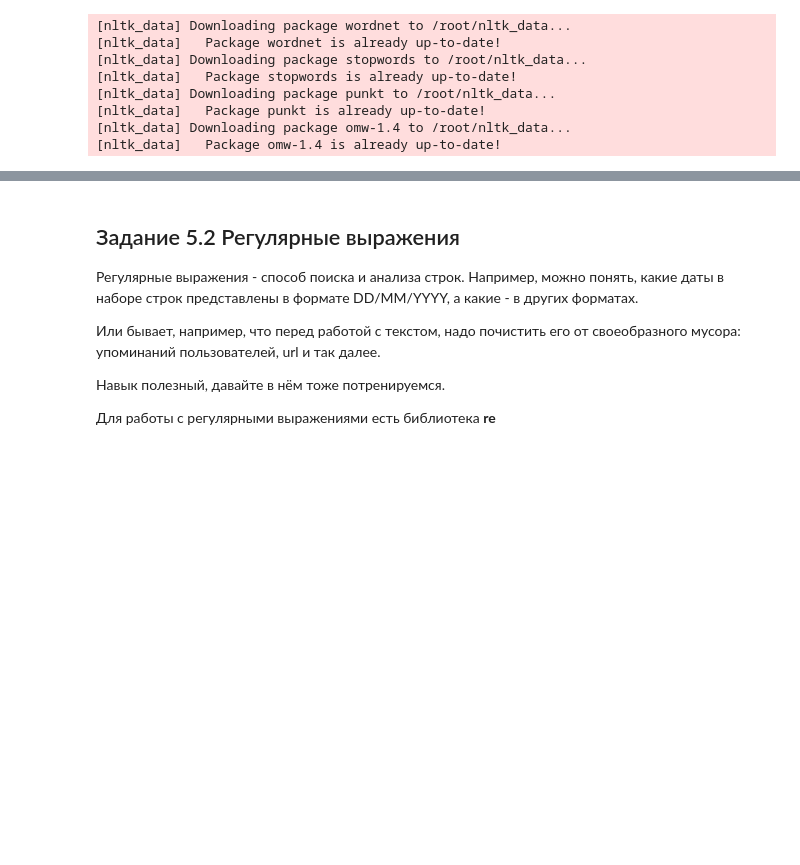
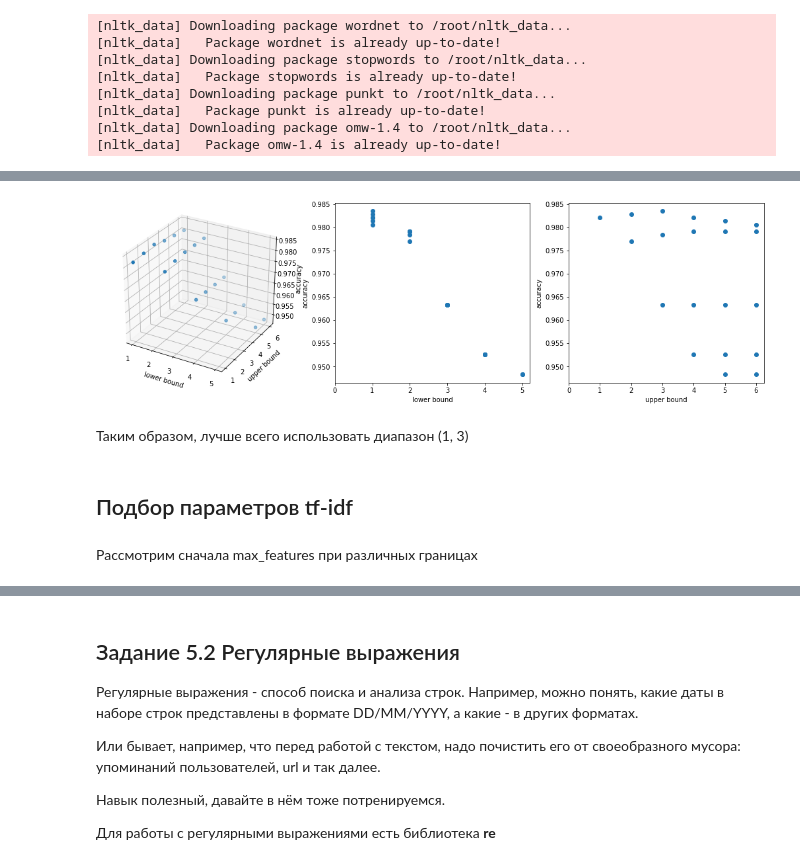
Before and after one commit to eispoohw/CS493-Math-Methods-in-ML, a Jupyter notebook: lab5.ipynb, the cells around one changed output, grey strips where cells are left out. Drawn from its saved outputs; the diff is of its cells as text; code cells hidden in the pictures; blank space fills up the shorter version.

```diff
--- a/lab5.ipynb
+++ b/lab5.ipynb
@@ -67,0 +97,54 @@ def preprocessing(text: str) -> str:
+# %%
+coord = pd.DataFrame()
+
+for lower_bound in range(1, 6):
+    for upper_bound in range(lower_bound, 7):
+        ngram = CountVectorizer(
+            ngram_range=(lower_bound, upper_bound),
+            preprocessor=preprocessing
+        )
+        train = ngram.fit_transform(X_train)
+        clf.fit(train, y_train)
+        pred = clf.predict(ngram.transform(X_test))
+        coord = coord.append({
+            'lower': lower_bound,
+            'upper': upper_bound,
+            'accuracy': accuracy_score(y_test, pred)},
+            ignore_index=True)
+# %%
+import matplotlib.pyplot as plt
+from mpl_toolkits.mplot3d import Axes3D
+
+fig = plt.figure(figsize=(18, 5))
+diagonal_view = fig.add_subplot(1, 3, 1, projection='3d')
+lower_view = fig.add_subplot(1, 3, 2)
+upper_view = fig.add_subplot(1, 3, 3)
+
+diagonal_view.scatter3D(coord['lower'], coord['upper'], coord['accuracy'])
+lower_view.scatter(coord['lower'], coord['accuracy'])
+upper_view.scatter(coord['upper'], coord['accuracy'])
+
+diagonal_view.set_xlabel('lower bound')
+diagonal_view.set_ylabel('upper bound')
+diagonal_view.set_zlabel('accuracy')
+
+lower_view.set_xlabel('lower bound')
+lower_view.set_ylabel('accuracy')
+
+upper_view.set_xlabel('upper bound')
+upper_view.set_ylabel('accuracy')
+
+lower_view.set_xticks([i for i in range(6)])
+upper_view.set_xticks([i for i in range(7)])
+diagonal_view.set_xticks([i for i in range(6)])
+diagonal_view.set_yticks([i for i in range(7)])
+
+plt.show()
+# %% [output]
+[figure, added]
+# %% [markdown]
+Таким образом, лучше всего использовать диапазон (1, 3)
+# %% [markdown]
+## Подбор параметров tf-idf
+# %% [markdown]
+Рассмотрим сначала max_features при различных границах
```
Also changed, not shown: parts of 19 cells of this notebook.
